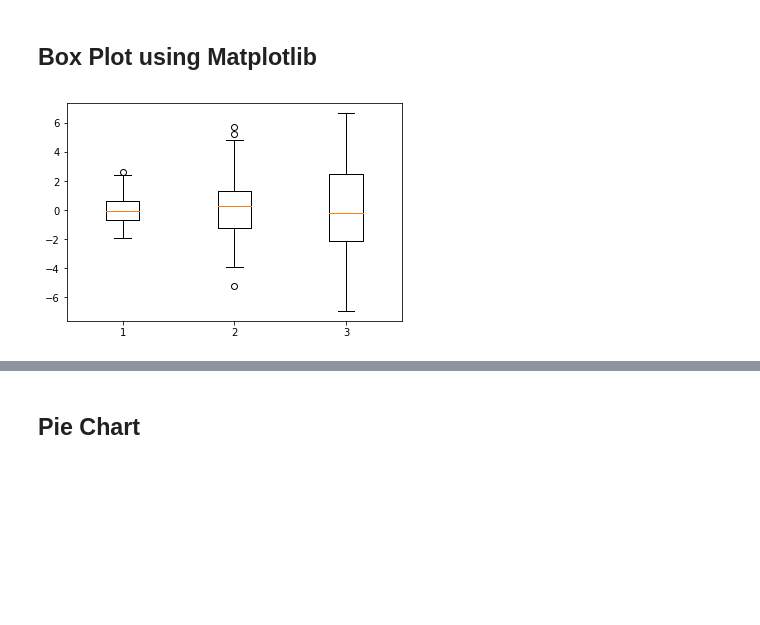
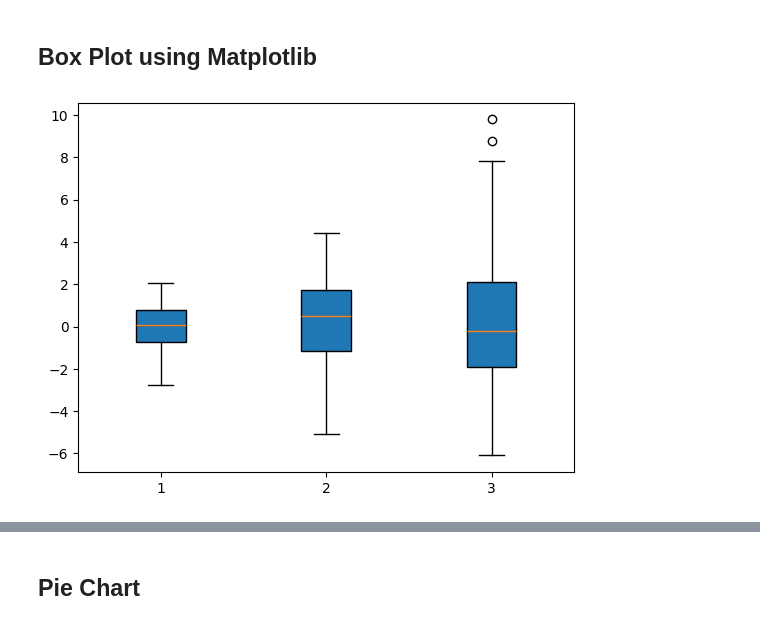
Before and after one commit to Rameezpnr/Python_101_Concentrated, a Jupyter notebook: Notes/4.5-Matplotlib.ipynb, the cells around one changed output, grey strips where cells are left out. Saved outputs shown, nothing was run; the diff lists cells and outputs as text; code cells hidden in the pictures; blank space fills up the shorter version.

```diff
--- a/Notes/4.5-Matplotlib.ipynb
+++ b/Notes/4.5-Matplotlib.ipynb
@@ -141,11 +150,13 @@ plt.show()
 ## Box Plot using Matplotlib
 # %%
 data = [np.random.normal(0, std, 100) for std in range(1, 4)]
+#3 list got created, each scale between 1, 2 and 3
+
 
 # rectangular box plot
-plt.boxplot(data,vert=True,patch_artist=False);
+plt.boxplot(data,vert=True,patch_artist=True);
 # %% [output]
-[figure, old version]
+[figure, new version]
 # %%
 data
 # %% [output]
```
Also changed, not shown: parts of 8 cells of this notebook.
